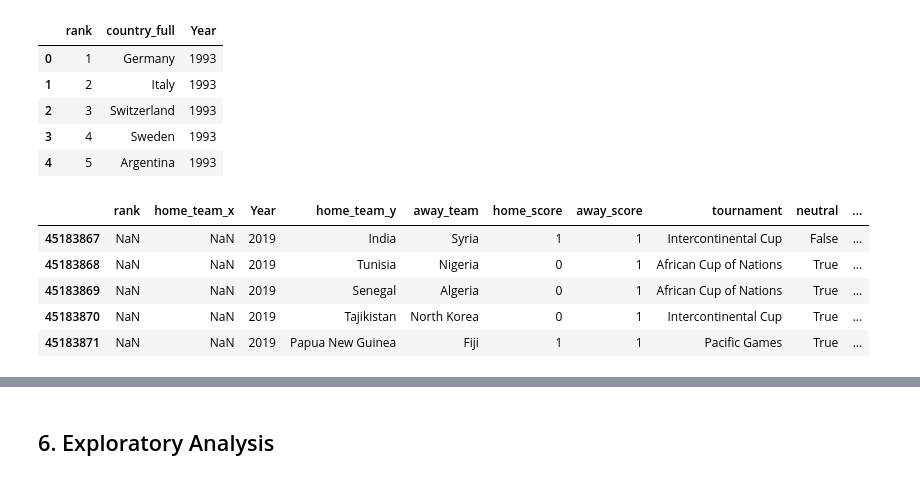
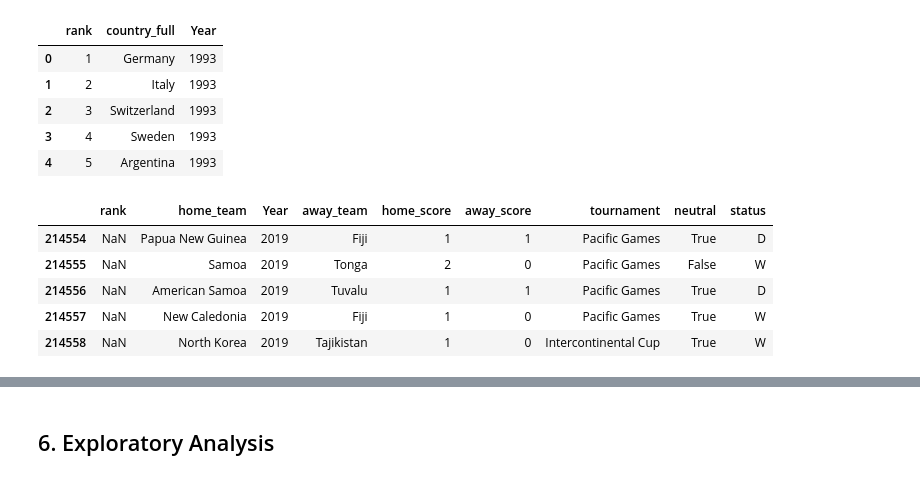
Before and after one commit to mburu-mwangi/Moringa-Machine-Learning-Wk-1, a Jupyter notebook: Moringa_Data_Science_Core_W6_Independent_Project_2021_10_Alfonce_Mwangi_Python_Notebook.ipynb, the cells around one changed output, grey strips where cells are left out. Cells and saved outputs as stored; diff of their text form; code cells hidden in the pictures.

```diff
--- a/Moringa_Data_Science_Core_W6_Independent_Project_2021_10_Alfonce_Mwangi_Python_Notebook.ipynb
+++ b/Moringa_Data_Science_Core_W6_Independent_Project_2021_10_Alfonce_Mwangi_Python_Notebook.ipynb
@@ -486,11 +491,13 @@ d = results.copy()
 df = a.rename(columns = {'country_full': 'home_team'}, inplace = False)
 # %%
-process = pd.merge(df,b, how='right', on=['Year'])
+# merging
+#
+process = pd.merge(df,b, how='right', on=['Year','home_team'])
 process.tail()
 # %% [output]
-|  | rank | home_team_x | Year | home_team_y | away_team | home_score | away_score | tournament | neutral | ... |
-| 45183867 | NaN | NaN | 2019 | India | Syria | 1 | 1 | Intercontinental Cup | False | ... |
-| 45183868 | NaN | NaN | 2019 | Tunisia | Nigeria | 0 | 1 | African Cup of Nations | True | ... |
-| 45183869 | NaN | NaN | 2019 | Senegal | Algeria | 0 | 1 | African Cup of Nations | True | ... |
-| 45183870 | NaN | NaN | 2019 | Tajikistan | North Korea | 0 | 1 | Intercontinental Cup | True | ... |
-| 45183871 | NaN | NaN | 2019 | Papua New Guinea | Fiji | 1 | 1 | Pacific Games | True | ... |
+|  | rank | home_team | Year | away_team | home_score | away_score | tournament | neutral | status |
+| 214554 | NaN | Papua New Guinea | 2019 | Fiji | 1 | 1 | Pacific Games | True | D |
+| 214555 | NaN | Samoa | 2019 | Tonga | 2 | 0 | Pacific Games | False | W |
+| 214556 | NaN | American Samoa | 2019 | Tuvalu | 1 | 1 | Pacific Games | True | D |
+| 214557 | NaN | New Caledonia | 2019 | Fiji | 1 | 0 | Pacific Games | True | W |
+| 214558 | NaN | North Korea | 2019 | Tajikistan | 1 | 0 | Intercontinental Cup | True | W |
```
Also changed, not shown: parts of 22 cells of this notebook.
